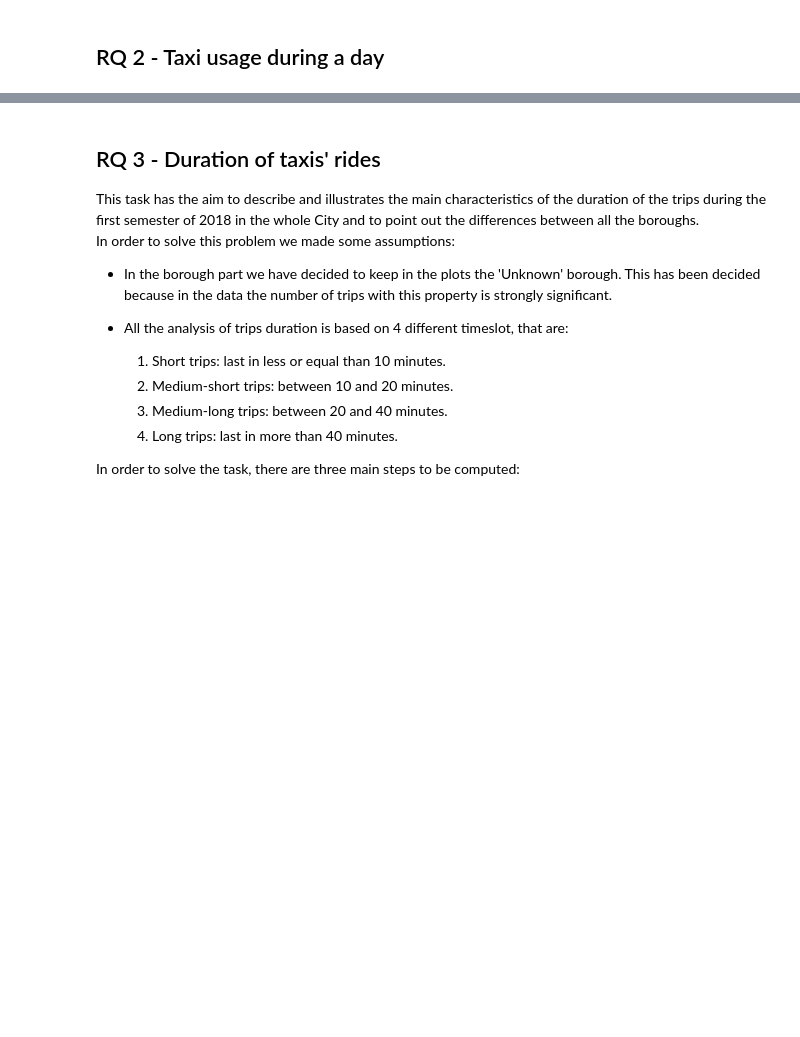
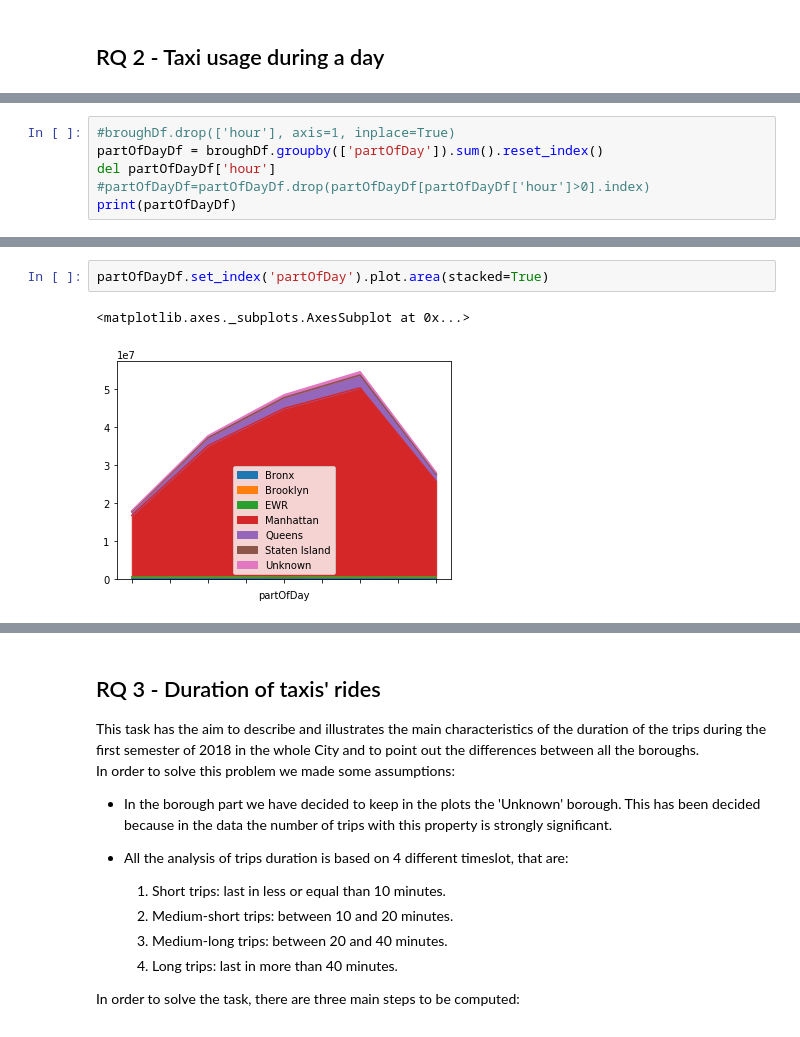
Before and after one commit to aleflabo/Yellow-Taxis-Anlysis-in-NY-city, a Jupyter notebook: Homework_2.ipynb, the cells around one changed output, grey strips where cells are left out. Drawn from its saved outputs; the diff is of its cells as text; blank space fills up the shorter version.

```diff
--- a/Homework_2.ipynb
+++ b/Homework_2.ipynb
@@ -134,0 +316,6 @@ The absolute numbers of all recorded trips we considered. You can see that the t
+# %%
+#broughDf.drop(['hour'], axis=1, inplace=True)
+partOfDayDf = broughDf.groupby(['partOfDay']).sum().reset_index()
+del partOfDayDf['hour']
+#partOfDayDf=partOfDayDf.drop(partOfDayDf[partOfDayDf['hour']>0].index)
+print(partOfDayDf)
@@ -134,0 +336,5 @@ The absolute numbers of all recorded trips we considered. You can see that the t
+# %%
+partOfDayDf.set_index('partOfDay').plot.area(stacked=True)
+# %% [output]
+<matplotlib.axes._subplots.AxesSubplot at 0x...>
+[figure, added]
```
Also changed, not shown: parts of 22 cells of this notebook.
